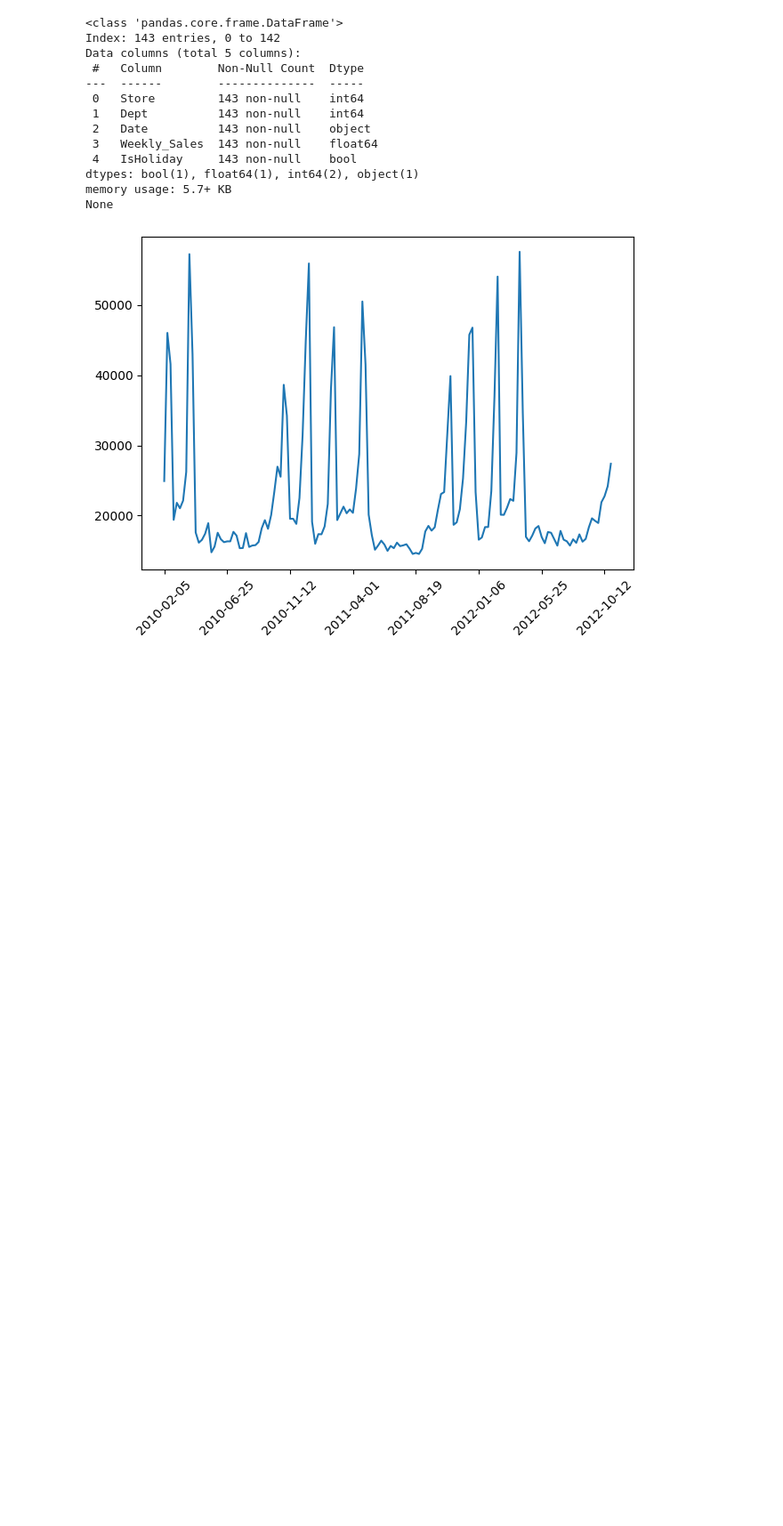
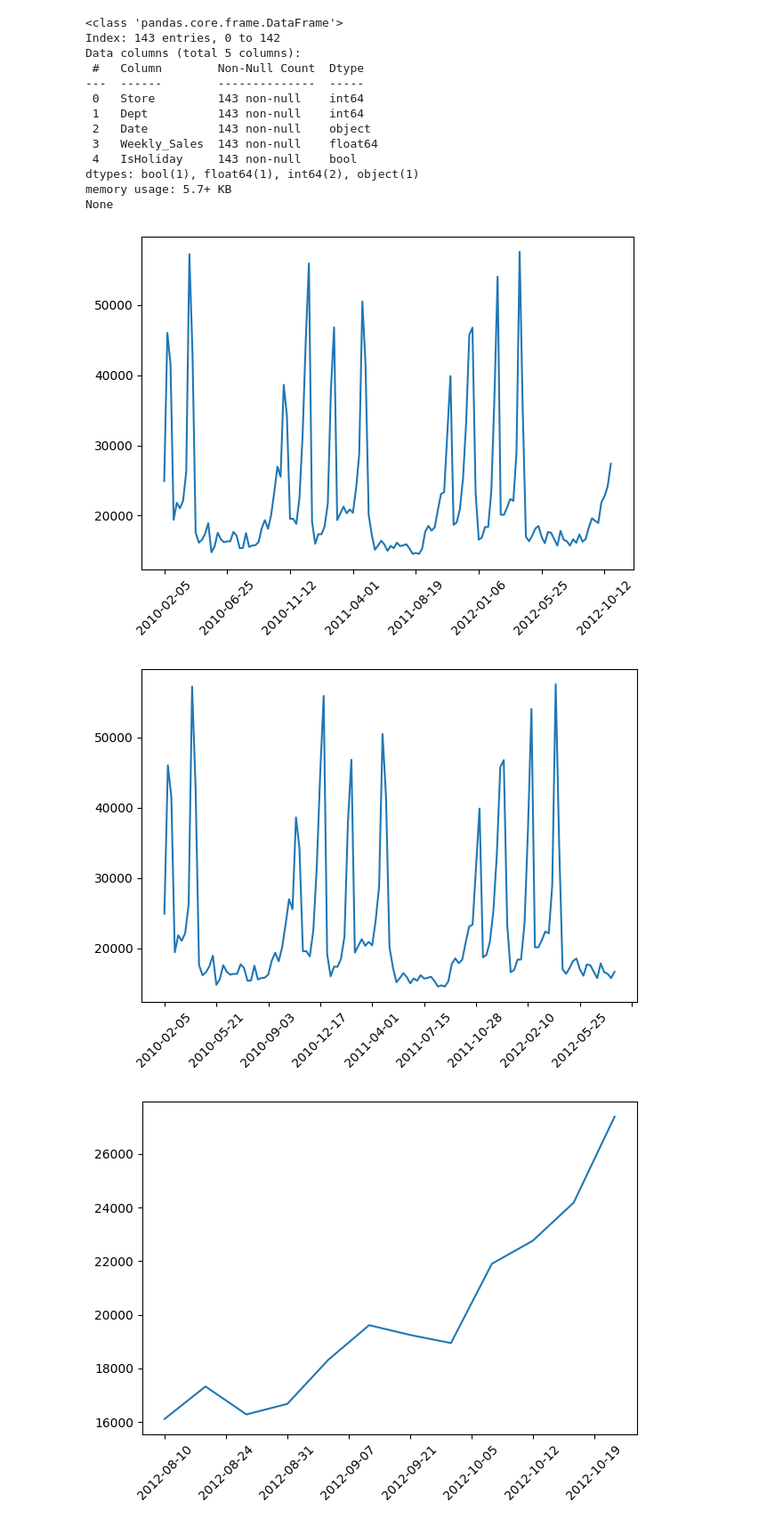
Before and after one commit to AdiJoost/TimeSeriesAnalysis, a Jupyter notebook: dataExploration.ipynb, the cells around one changed output. Shown: that part at 89% size. Saved outputs shown, nothing was run; the diff lists cells and outputs as text; code cells hidden in the pictures; blank space fills up the shorter version.

```diff
--- a/dataExploration.ipynb
+++ b/dataExploration.ipynb
@@ -150,3 +150,11 @@ None
 plotSomething(storeOne, "Weekly_Sales")
 # %% [output]
 [figure]
+# %%
+storeOne_train = storeOne[:-12]
+storeOne_test = storeOne[-12:]
+plotSomething(storeOne_train, "Weekly_Sales")
+plotSomething(storeOne_test, "Weekly_Sales")
+# %% [output]
+[figure, added]
+[figure, added]
```
Also changed, not shown: parts of 11 cells of this notebook, 14 other files.
